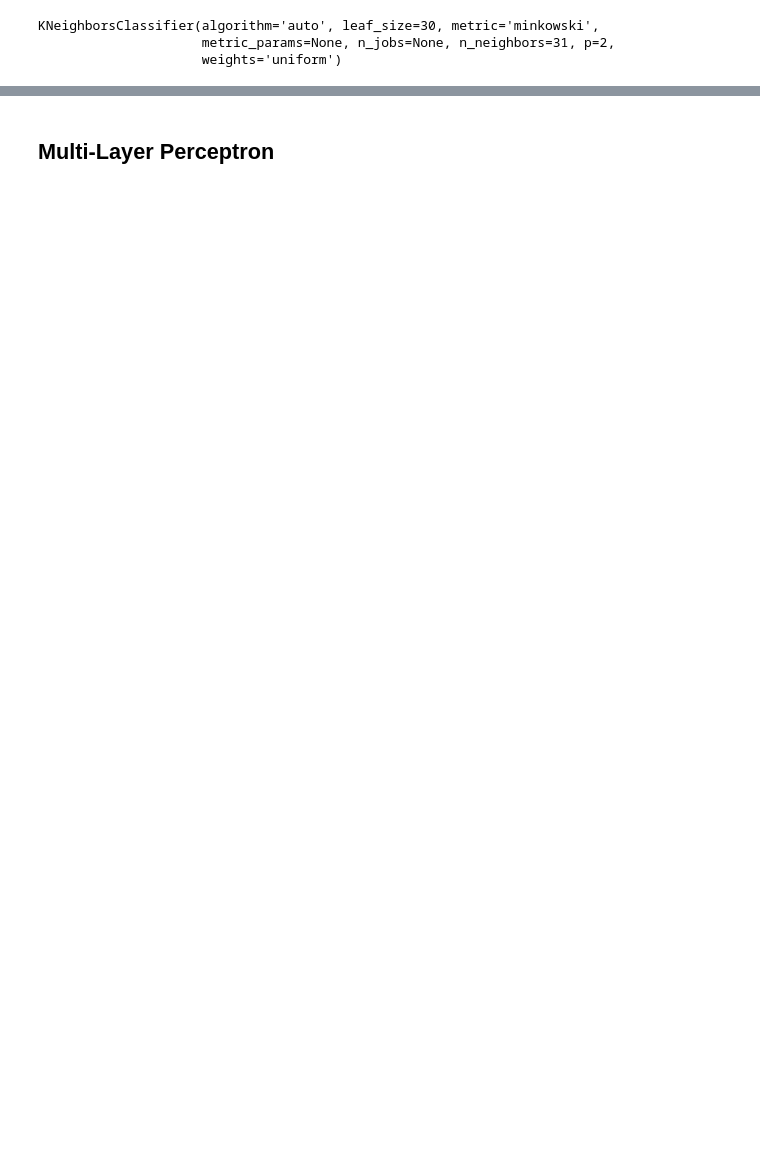
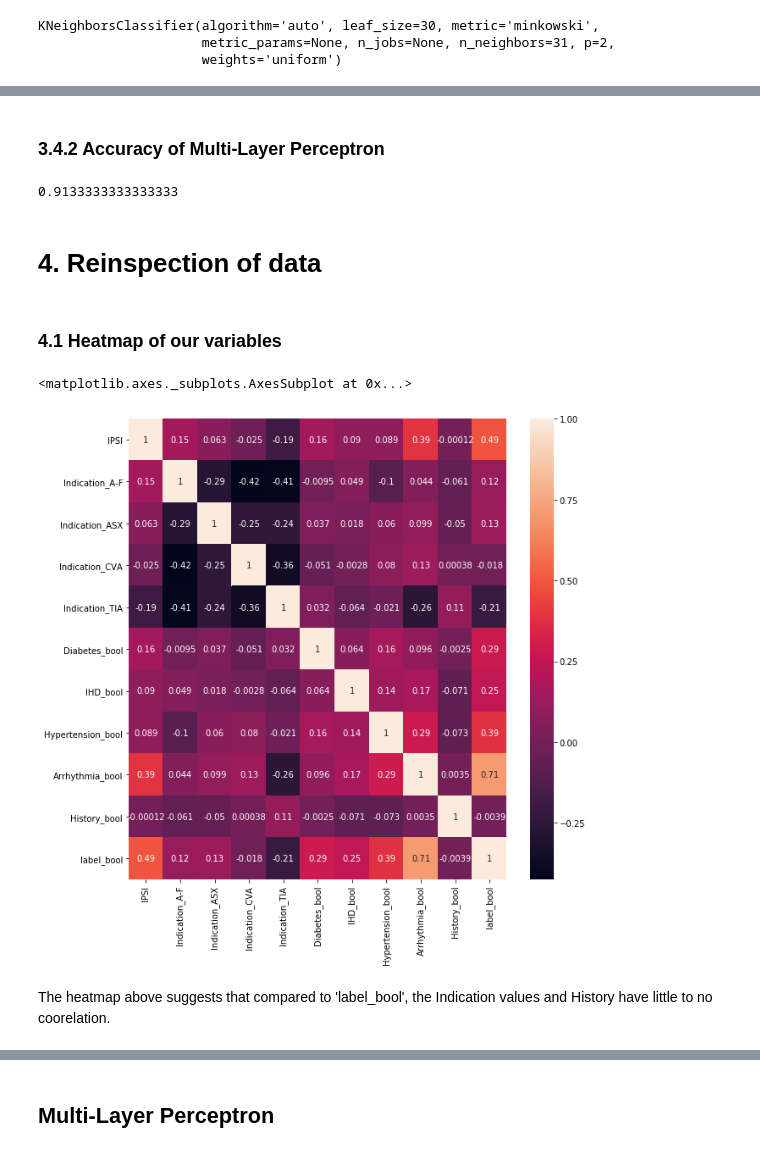
Before and after one commit to AlfieHobson/DataMining, a Jupyter notebook: ACW/201602395.ipynb, the cells around one changed output, grey strips where cells are left out. Saved outputs shown, nothing was run; the diff lists cells and outputs as text; code cells hidden in the pictures; blank space fills up the shorter version.

```diff
--- a/ACW/201602395.ipynb
+++ b/ACW/201602395.ipynb
@@ -410,0 +468,17 @@ https://towardsdatascience.com/scikit-learn-decision-trees-explained-803f3812290
+# %% [markdown]
+### 3.4.2 Accuracy of Multi-Layer Perceptron
+# %%
+metrics.accuracy_score(yTest,model_prediction)
+# %% [output]
+0.9133333333333333
+# %% [markdown]
+# 4. Reinspection of data
+# %% [markdown]
+### 4.1 Heatmap of our variables
+# %%
+sb.heatmap(data_copy.corr(),annot=True,fmt = '.2g')
+# %% [output]
+<matplotlib.axes._subplots.AxesSubplot at 0x...>
+[figure, added]
+# %% [markdown]
+The heatmap above suggests that compared to 'label_bool', the Indication values and History have little to no coorelation.
```
Also changed, not shown: parts of 58 cells of this notebook, 1 other file.
